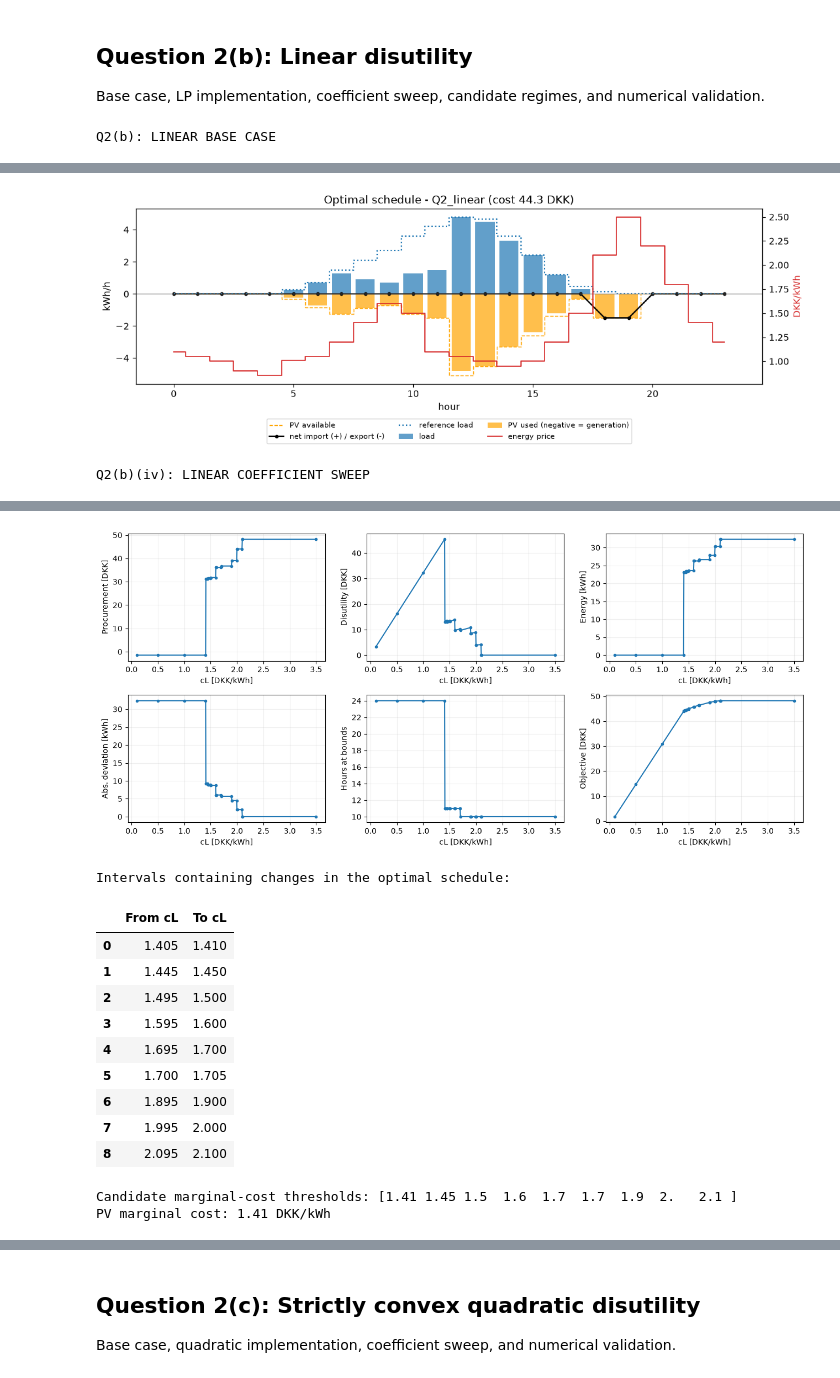
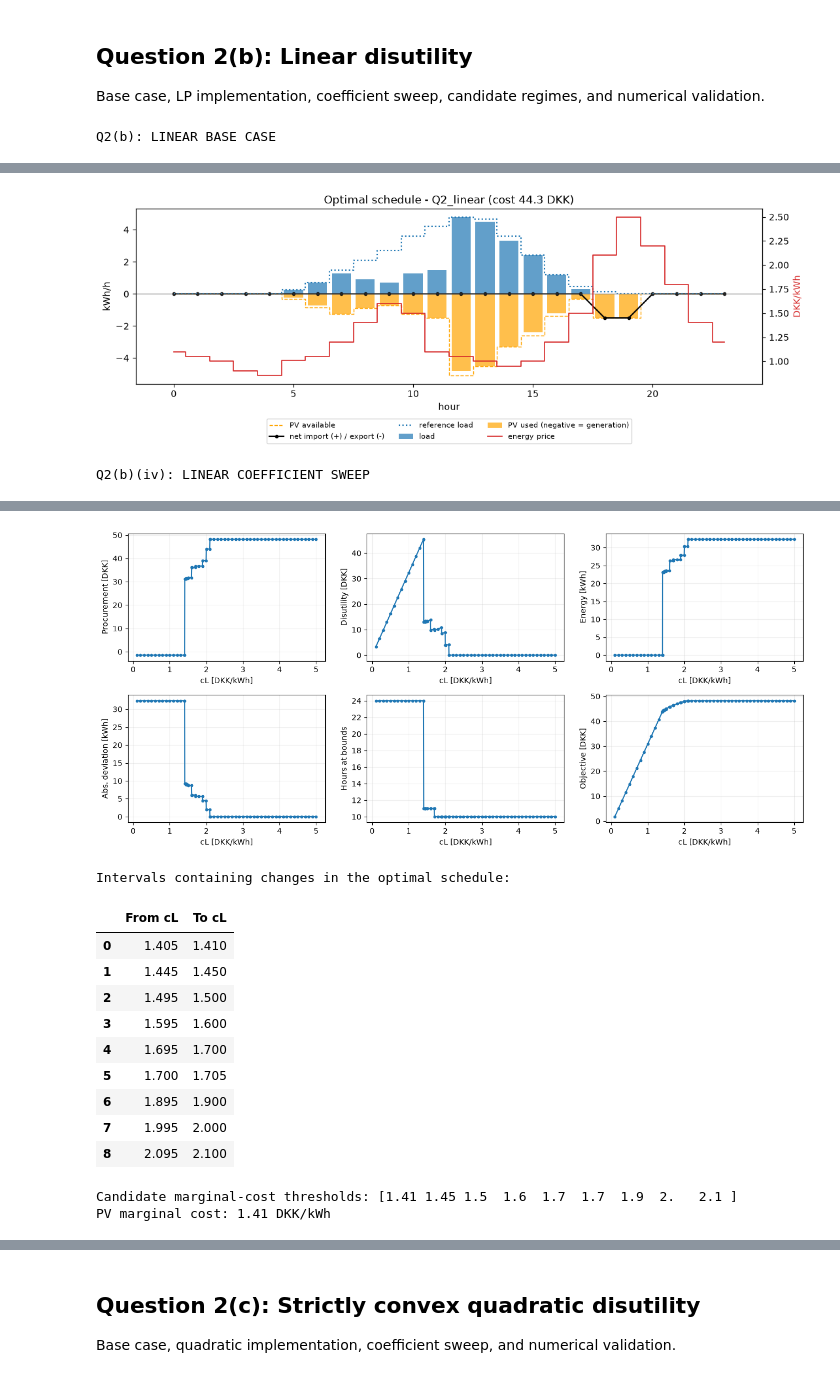
Before and after one commit to Mammutdej/46750----Assignment-1, a Jupyter notebook: Runner.ipynb, the cells around one changed output, grey strips where cells are left out. Cells and saved outputs as stored; diff of their text form; code cells hidden in the pictures.

```diff
--- a/Runner.ipynb
+++ b/Runner.ipynb
@@ -477,27 +453,29 @@ def sweep_q2(data, kind, values):
 Base case, LP implementation, coefficient sweep, candidate regimes, and numerical validation.
 # %%
 # Base case.
-linear_base, linear_base_row = solve_q2(
-    linear_data, "linear"
-)
+linear_base, linear_base_row = solve_q2(linear_data, "linear")
 
 print("Q2(b): LINEAR BASE CASE")
-
 display(pd.DataFrame([linear_base_row]).round(4))
-
 display(
     linear_base.hourly[
         ["reference_load", "load", "pv", "import", "export"]
     ].round(4)
 )
 
-display(plot_schedule(linear_base, linear_data))
+linear_base_hourly_path = Q2_OUTPUT_DIR / "Q2b_base_schedule_cL_1.43.csv"
+linear_base.hourly.to_csv(linear_base_hourly_path, index_label="hour")
+linear_schedule_figure = plot_schedule(
+    linear_base,
+    linear_data,
+    save_to=Q2_OUTPUT_DIR / "Q2b_base_schedule.png",
+)
+display(linear_schedule_figure)
 plt.close("all")
 
 # Effective prices.
 p_imp = linear_data.energy_price + linear_data.import_tariff
 p_exp = linear_data.energy_price - linear_data.export_tariff
-
 ref = linear_data.reference_load
 pv = linear_data.pv_available
 
@@ -512,62 +490,39 @@ thresholds = np.unique(np.r_[
     ],
 ])
 
-# Sample below, at, and above the candidate thresholds.
+# Match q2_analysis.py: broad grid plus points around candidate breakpoints.
 cL_values = np.unique(np.round(np.r_[
-    0.1,
-    0.5,
-    1.0,
+    np.arange(0.1, 5.0001, 0.1),
     linear_data.linear_disutility,
-    3.5,
     thresholds - 0.005,
     thresholds,
     thresholds + 0.005,
 ], 6))
+cL_values = cL_values[(cL_values > 0) & (cL_values <= 5)]
 
 print("Q2(b)(iv): LINEAR COEFFICIENT SWEEP")
+linear_table, linear_runs = sweep_q2(linear_data, "linear", cL_values)
 
-linear_table, linear_runs = sweep_q2(
-    linear_data, "linear", cL_values
-)
-
-# Identify sampled intervals where the hourly schedule changes.
 changes = []
-
-for previous, current in zip(
-    cL_values[:-1], cL_values[1:]
-):
+for previous, current in zip(cL_values[:-1], cL_values[1:]):
     if not np.allclose(
         linear_runs[previous].hourly["load"],
         linear_runs[current].hourly["load"],
         atol=TOL,
         rtol=0,
     ):
-        changes.append({
-            "From cL": previous,
-            "To cL": current,
-        })
+        changes.append({"From cL": previous, "To cL": current})
 
 print("Intervals containing changes in the optimal schedule:")
 display(pd.DataFrame(changes).round(4))
-
-print(
-    "Candidate marginal-cost thresholds:",
-    thresholds.round(4),
-)
-print(
-    "PV marginal cost:",
-    linear_data.pv_marginal_cost,
-    "DKK/kWh",
-)
-
-display(
-    pd.DataFrame({
-        "Import price": p_imp,
-        "Export price": p_exp,
-        "PV available": pv,
-        "Reference": ref,
-    }).round(4)
-)
+print("Candidate marginal-cost thresholds:", thresholds.round(4))
+print("PV marginal cost:", linear_data.pv_marginal_cost, "DKK/kWh")
+display(pd.DataFrame({
+    "Import price": p_imp,
+    "Export price": p_exp,
+    "PV available": pv,
+    "Reference": ref,
+}).round(4))
 # %% [output]
 Q2(b): LINEAR BASE CASE
 |  | Coefficient | Procurement [DKK] | Disutility [DKK] | Energy [kWh] | Abs. deviation [kWh] | Hours at bounds | ... |
@@ -612,4 +567,4 @@ Q2(b)(iv): LINEAR COEFFICIENT SWEEP
-[figure, old version]
+[figure, new version]
 Intervals containing changes in the optimal schedule:
 |  | From cL | To cL |
 | 0 | 1.405 | 1.410 |
```
Also changed, not shown: parts of 4 cells of this notebook, 2 other files.
